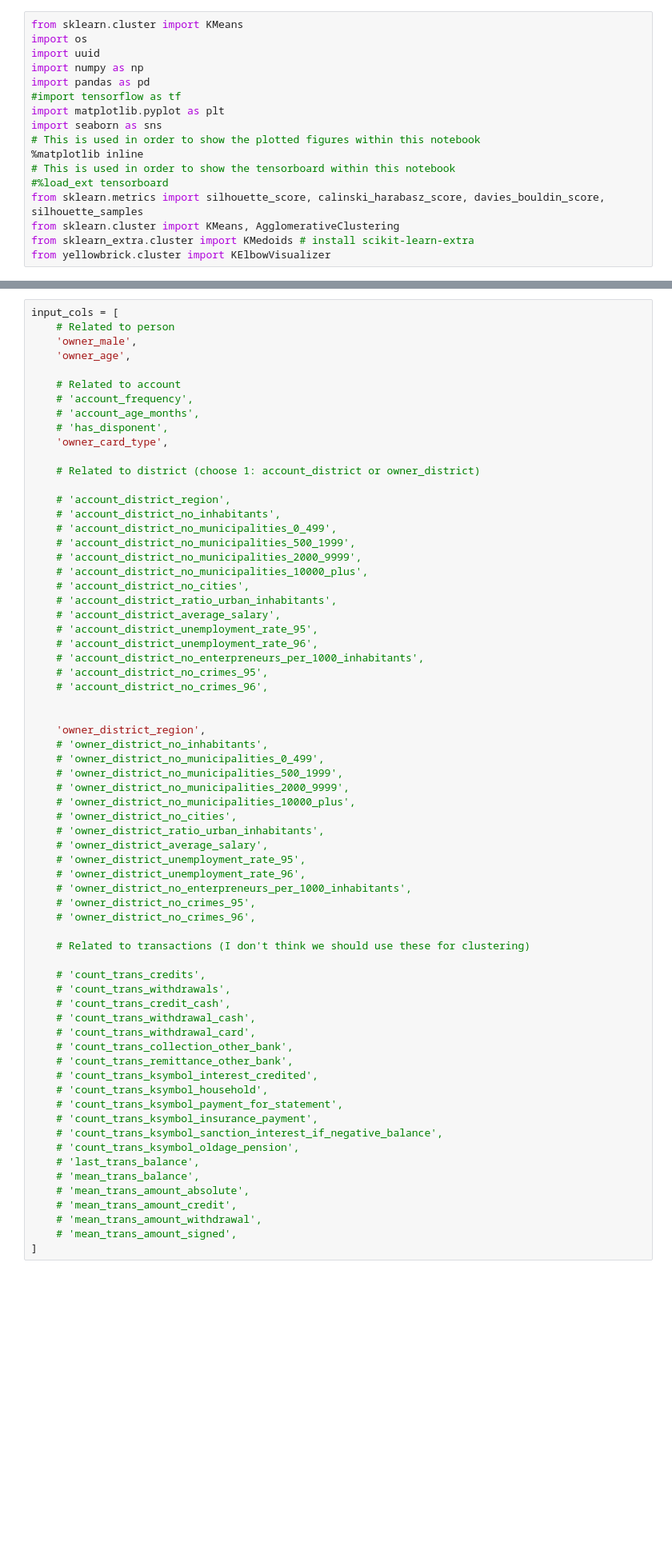
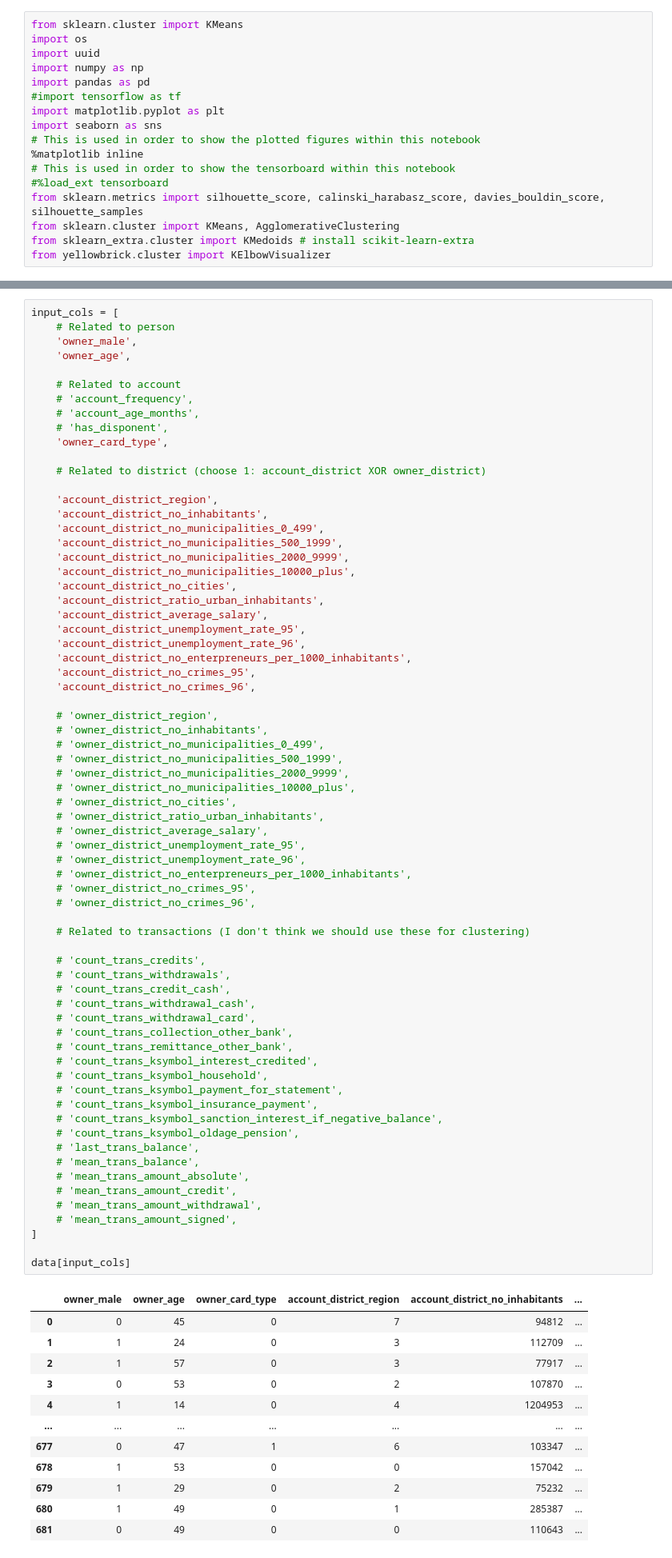
Before and after one commit to biromiro/feup-ac, a Jupyter notebook: src/main_cluster.ipynb, the cells around one changed output, grey strips where cells are left out. Shown: that part at 80% size. Drawn from its saved outputs; the diff is of its cells as text; blank space fills up the shorter version.

```diff
--- a/src/main_cluster.ipynb
+++ b/src/main_cluster.ipynb
@@ -45,25 +45,24 @@ input_cols = [
     # 'has_disponent',
     'owner_card_type',
 
-    # Related to district (choose 1: account_district or owner_district)
+    # Related to district (choose 1: account_district XOR owner_district)
 
-    # 'account_district_region',
-    # 'account_district_no_inhabitants',
-    # 'account_district_no_municipalities_0_499',
-    # 'account_district_no_municipalities_500_1999',
-    # 'account_district_no_municipalities_2000_9999',
-    # 'account_district_no_municipalities_10000_plus',
-    # 'account_district_no_cities',
-    # 'account_district_ratio_urban_inhabitants',
-    # 'account_district_average_salary',
-    # 'account_district_unemployment_rate_95',
-    # 'account_district_unemployment_rate_96',
-    # 'account_district_no_enterpreneurs_per_1000_inhabitants',
-    # 'account_district_no_crimes_95',
-    # 'account_district_no_crimes_96',
+    'account_district_region',
+    'account_district_no_inhabitants',
+    'account_district_no_municipalities_0_499',
+    'account_district_no_municipalities_500_1999',
+    'account_district_no_municipalities_2000_9999',
+    'account_district_no_municipalities_10000_plus',
+    'account_district_no_cities',
+    'account_district_ratio_urban_inhabitants',
+    'account_district_average_salary',
+    'account_district_unemployment_rate_95',
+    'account_district_unemployment_rate_96',
+    'account_district_no_enterpreneurs_per_1000_inhabitants',
+    'account_district_no_crimes_95',
+    'account_district_no_crimes_96',
 
-
-    'owner_district_region',
+    # 'owner_district_region',
     # 'owner_district_no_inhabitants',
     # 'owner_district_no_municipalities_0_499',
     # 'owner_district_no_municipalities_500_1999',
@@ -73,30 +72,45 @@ input_cols = [
     # 'owner_district_ratio_urban_inhabitants',
     # 'owner_district_average_salary',
     # 'owner_district_unemployment_rate_95',
     # 'owner_district_unemployment_rate_96',
     # 'owner_district_no_enterpreneurs_per_1000_inhabitants',
     # 'owner_district_no_crimes_95',
     # 'owner_district_no_crimes_96',
 
     # Related to transactions (I don't think we should use these for clustering)
 
     # 'count_trans_credits',
     # 'count_trans_withdrawals',
     # 'count_trans_credit_cash',
     # 'count_trans_withdrawal_cash',
     # 'count_trans_withdrawal_card',
     # 'count_trans_collection_other_bank',
     # 'count_trans_remittance_other_bank',
     # 'count_trans_ksymbol_interest_credited',
     # 'count_trans_ksymbol_household',
     # 'count_trans_ksymbol_payment_for_statement',
     # 'count_trans_ksymbol_insurance_payment',
     # 'count_trans_ksymbol_sanction_interest_if_negative_balance',
     # 'count_trans_ksymbol_oldage_pension',
     # 'last_trans_balance',
     # 'mean_trans_balance',
     # 'mean_trans_amount_absolute',
     # 'mean_trans_amount_credit',
     # 'mean_trans_amount_withdrawal',
     # 'mean_trans_amount_signed',
 ]
+
+data[input_cols]
+# %% [output]
+|  | owner_male | owner_age | owner_card_type | account_district_region | account_district_no_inhabitants | ... |
+| 0 | 0 | 45 | 0 | 7 | 94812 | ... |
+| 1 | 1 | 24 | 0 | 3 | 112709 | ... |
+| 2 | 1 | 57 | 0 | 3 | 77917 | ... |
+| 3 | 0 | 53 | 0 | 2 | 107870 | ... |
+| 4 | 1 | 14 | 0 | 4 | 1204953 | ... |
+| ... | ... | ... | ... | ... | ... | ... |
+| 677 | 0 | 47 | 1 | 6 | 103347 | ... |
+| 678 | 1 | 53 | 0 | 0 | 157042 | ... |
+| 679 | 1 | 29 | 0 | 2 | 75232 | ... |
+| 680 | 1 | 49 | 0 | 1 | 285387 | ... |
+| 681 | 0 | 49 | 0 | 0 | 110643 | ... |
```
Also changed, not shown: parts of 9 cells of this notebook.
